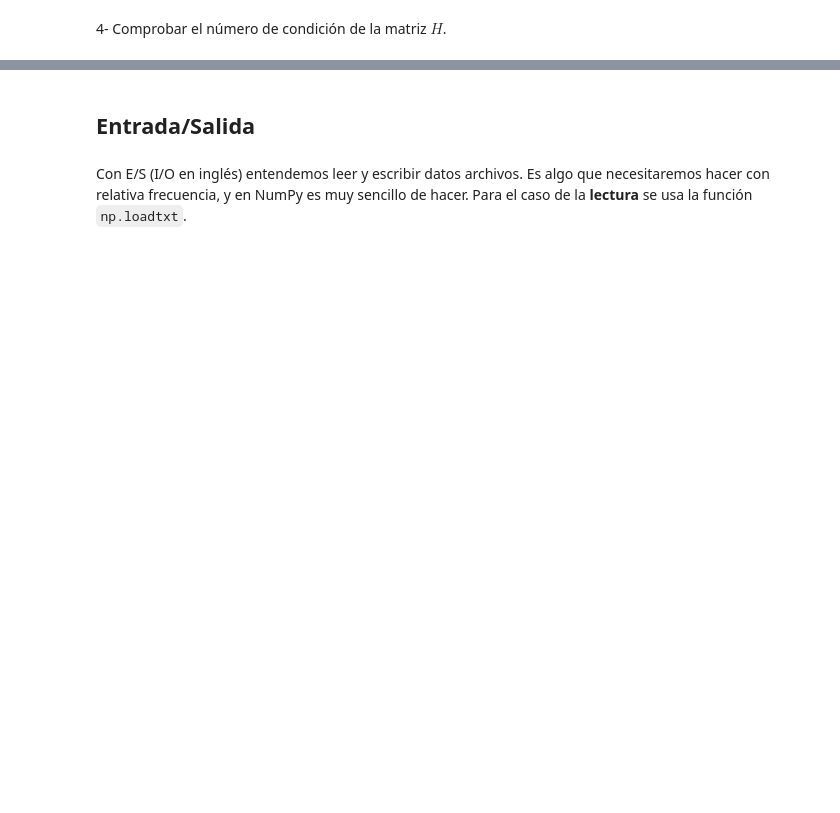
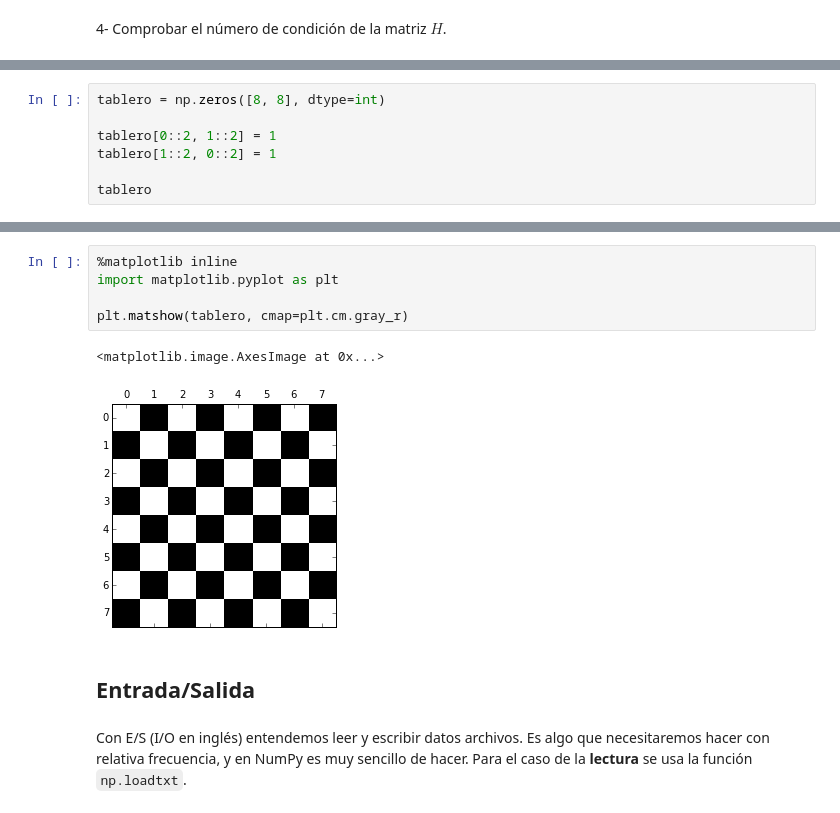
Before and after one commit to AeroPython/Curso_AeroPython, a Jupyter notebook: Notebooks/Clase3a_Entrada-Salida-Algebra-Lineal.ipynb, the cells around one changed output, grey strips where cells are left out. Cells and saved outputs as stored; diff of their text form; blank space fills up the shorter version.

```diff
--- a/Notebooks/Clase3a_Entrada-Salida-Algebra-Lineal.ipynb
+++ b/Notebooks/Clase3a_Entrada-Salida-Algebra-Lineal.ipynb
@@ -57,0 +239,7 @@ print(H)
+# %%
+tablero = np.zeros([8, 8], dtype=int)
+
+tablero[0::2, 1::2] = 1
+tablero[1::2, 0::2] = 1
+
+tablero
@@ -58,3 +255,11 @@ print(H)
+# %%
+%matplotlib inline
+import matplotlib.pyplot as plt
+
+plt.matshow(tablero, cmap=plt.cm.gray_r)
+# %% [output]
+<matplotlib.image.AxesImage at 0x...>
+[figure, added]
 # %% [markdown]
 ## Entrada/Salida
 # %% [markdown]
```
Also changed, not shown: parts of 41 cells of this notebook.
